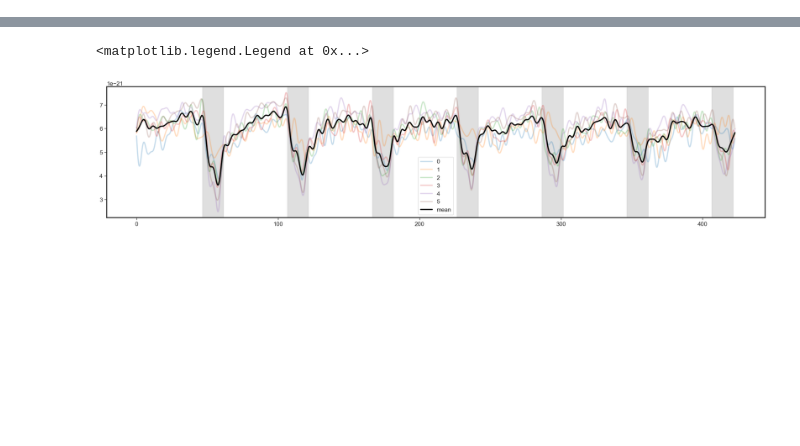
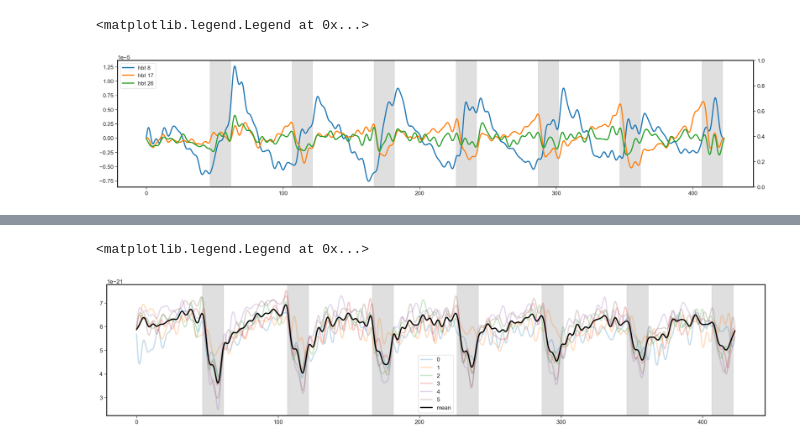
Before and after one commit to ludwig-lab/FNIRs, a Jupyter notebook: Kernel/Kernel_MNE_analysis.ipynb, the cells around one changed output, grey strips where cells are left out. Cells and saved outputs as stored; diff of their text form; code cells hidden in the pictures; blank space fills up the shorter version.

```diff
--- a/Kernel/Kernel_MNE_analysis.ipynb
+++ b/Kernel/Kernel_MNE_analysis.ipynb
@@ -16,8 +19,8 @@ import mne_nirs.statistics
 
 from kernel_functions import *
 # %%
-meta_index = 1
-snirf_type = 'moments'  #Either 'gates','moments', or 'hb'
+meta_index = 3
+snirf_type = 'hb'  #Either 'gates','moments', or 'hb'
 
 path = r'D:\Data\Kernel\20260327_Kernel_QC\\'
 
@@ -38,9 +34,0 @@ Reading 0 ... 1590  =      0.000 ...   422.940 secs...
-# %%
-"""Generate function to get data
-Use separate function to plot the data retrieved in different ways
-"""
-module = 1
-wavelength = 'hbo'
-sds = 8
-df = kd.channelDF.copy()
-df.head()
@@ -54,2 +34,0 @@ df.head()
-# %%
-plotDF = df.loc[ (df['Module'] == 1) & (df['SDS'] == 8) & (df['Wavelength'] == 753) & (df['Classifier'] == 'moment2')]
@@ -56,3 +75,37 @@ plotDF = df.loc[ (df['Module'] == 1) & (df['SDS'] == 8) & (df['Wavelength'] == 7
+# %%
+"""Moment Pipeline Plotting
+Single module
+"""
+module = 1
+moment = 2
+
+modDF = kd.channelDF.loc[ kd.channelDF['Module'] == module].copy()
+sdsLIST = list(modDF['SDS'].unique())
+wvLIST = ['hbt']#list(modDF['Wavelength'].unique())
+
+fig,ax = plt.subplots(figsize=(25,5))
+ax2 = ax.twinx()
+
+for sds in sdsLIST:
+
+    plotDF = modDF.loc[modDF['SDS'] == sds]
+
+    for wv in wvLIST:
+        data = kd.filt_d[plotDF.loc[plotDF['Wavelength'] == wv].index]
+        avg = np.mean(data, axis=0)
+        ax.plot(kd.time, avg, label = wv + ' ' + str(sds))
+        #if wv == 753:
+        #    ax.plot(kd.time, avg, label = str(sds))
+        #elif wv == 905:
+        #    ax2.plot(kd.time, avg, linestyle = 'dashed', label = str(sds))
+
+for stim in kd.stim_times:
+    ax.axvspan(xmin = stim[0], xmax = stim[1], color = 'gray', alpha = 0.25)
+
+ax.legend()
+# %% [output]
+<matplotlib.legend.Legend at 0x...>
+[figure, added]
 # %%
 """Hb Moment Plots"""
 #df = kd.channelDF.copy()
```
Also changed, not shown: parts of 42 cells of this notebook, 1 other file.
